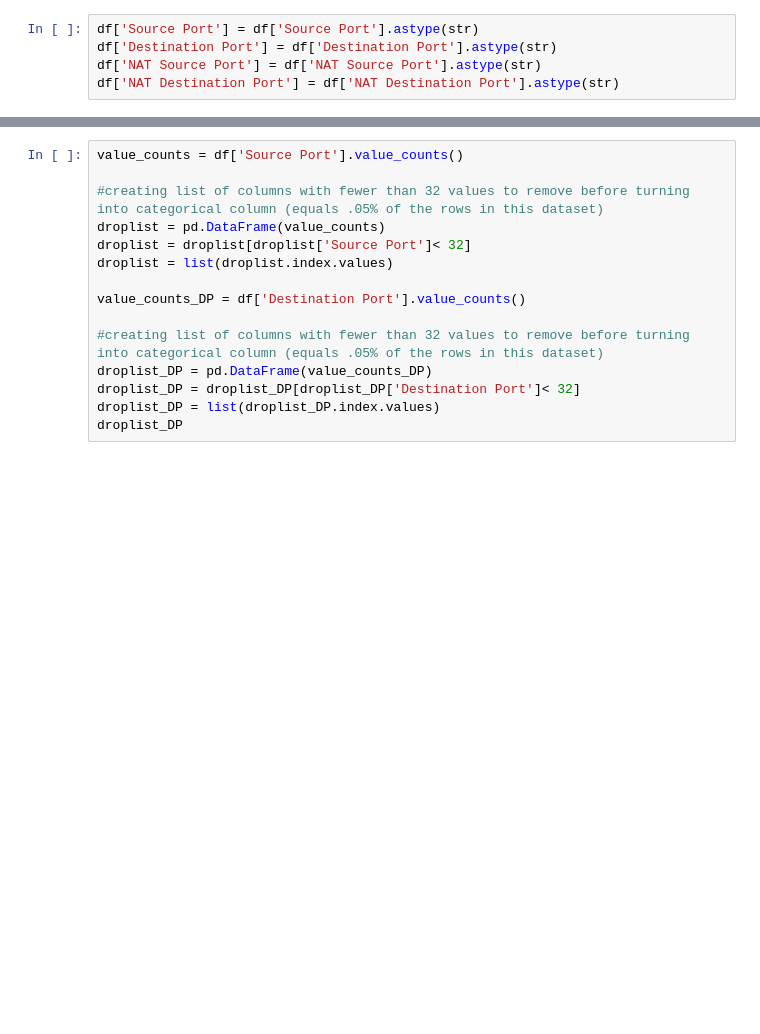
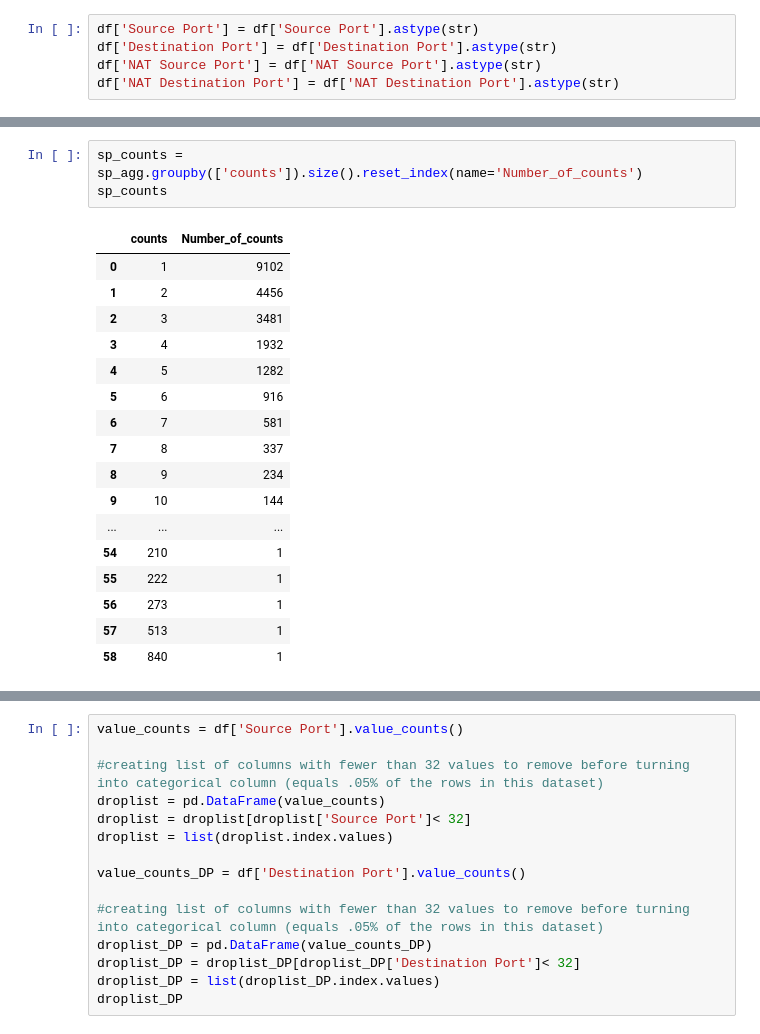
Before and after one commit to KendallScott/QTW, a Jupyter notebook: Case Study 5/Case_Study_5.ipynb, the cells around one changed output, grey strips where cells are left out. Drawn from its saved outputs; the diff is of its cells as text; blank space fills up the shorter version.

```diff
--- a/Case Study 5/Case_Study_5.ipynb
+++ b/Case Study 5/Case_Study_5.ipynb
@@ -110,0 +124,21 @@ sns.histplot(data=df, y="Source Port")
+# %%
+sp_counts = sp_agg.groupby(['counts']).size().reset_index(name='Number_of_counts')
+sp_counts
+# %% [output]
+|  | counts | Number_of_counts |
+| 0 | 1 | 9102 |
+| 1 | 2 | 4456 |
+| 2 | 3 | 3481 |
+| 3 | 4 | 1932 |
+| 4 | 5 | 1282 |
+| 5 | 6 | 916 |
+| 6 | 7 | 581 |
+| 7 | 8 | 337 |
+| 8 | 9 | 234 |
+| 9 | 10 | 144 |
+| ... | ... | ... |
+| 54 | 210 | 1 |
+| 55 | 222 | 1 |
+| 56 | 273 | 1 |
+| 57 | 513 | 1 |
+| 58 | 840 | 1 |
```
Also changed, not shown: parts of 15 cells of this notebook.
